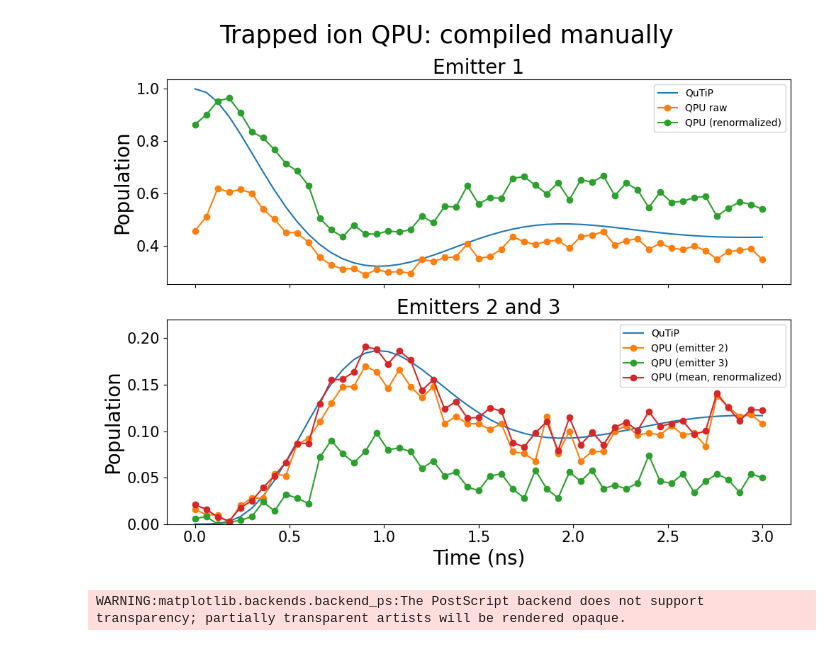
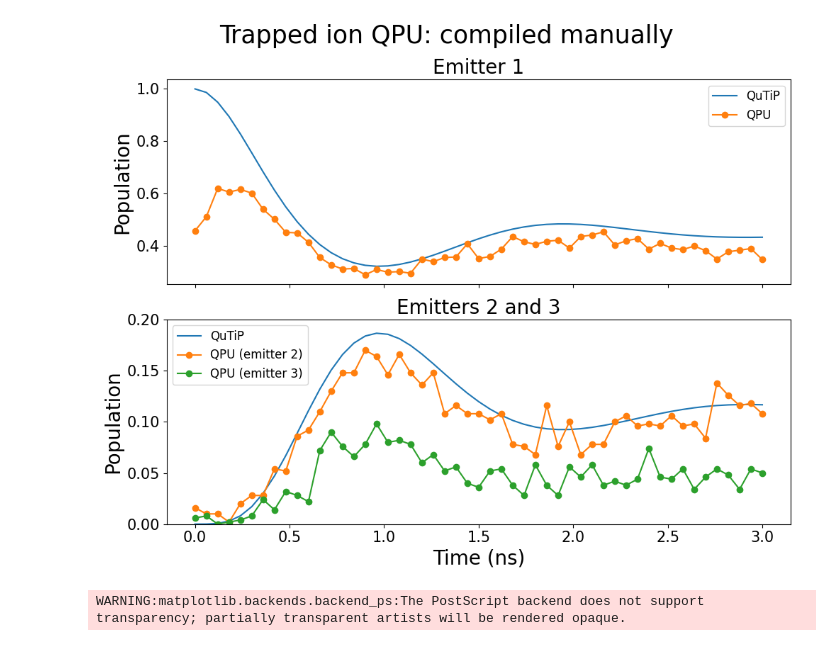
Before and after one commit to radulaski/CQED_quantum_simulation, a Jupyter notebook: notebooks/QSCOUT_jaqal_raw.ipynb, the cells around one changed output. Cells and saved outputs as stored; diff of their text form; code cells hidden in the pictures.

```diff
--- a/notebooks/QSCOUT_jaqal_raw.ipynb
+++ b/notebooks/QSCOUT_jaqal_raw.ipynb
@@ -40,33 +36,31 @@ qutip_results = solve_master_equation(N, g, kappa, initial_state, times)
 # %%
 fig, axes = plt.subplots(2, 1, figsize=(10, 8))
 qscout_raw = qscout_results
 
 axes[0].set_title("Emitter 1", fontsize=20)
 axes[0].plot(qutip_results.index, qutip_results["Emitter 1"], label="QuTiP")
-axes[0].plot(times, qscout_raw["0010"], marker='o', label="QPU raw")
-axes[0].plot(times, qscout_normalized_avged["0010"], marker='o', label="QPU (renormalized)")
+axes[0].plot(times, qscout_raw["0010"], marker='o', label="QPU")
 axes[0].set_ylabel("Population", fontsize=20)
-axes[0].legend()
+axes[0].legend(fontsize=12)
 axes[0].tick_params(axis='y', labelsize=15)
 axes[0].set_xticklabels([])
 
 axes[1].set_title("Emitters 2 and 3", fontsize=20)
 axes[1].plot(qutip_results.index, qutip_results["Emitter 2"], label="QuTiP")
 axes[1].plot(times, qscout_raw["0100"], marker='o', label="QPU (emitter 2)")
 axes[1].plot(times, qscout_raw["1000"], marker='o', label="QPU (emitter 3)")
-axes[1].plot(times, qscout_normalized_avged["avg_0100_1000"], marker='o', label="QPU (mean, renormalized)")
 
 axes[1].set_ylabel("Population", fontsize=20)
-axes[1].legend()
+axes[1].legend(fontsize=12)
 axes[1].tick_params(axis='y', labelsize=15)
 axes[1].tick_params(axis='x', labelsize=15)
-axes[1].set_ylim(0, 0.22)
+axes[1].set_ylim(0, 0.2)
 axes[1].set_xlabel("Time (ns)", fontsize=20)
 
 fig.suptitle("Trapped ion QPU: compiled manually", fontsize=25)
 plt.tight_layout()
 # %% [output]
-[figure, old version]
+[figure, new version]
 # %%
 fig.savefig("../figures/QSCOUT_jaqal_raw.eps")
 # %% [output]
```
Also changed, not shown: parts of 1 cell of this notebook, 14 other files.
